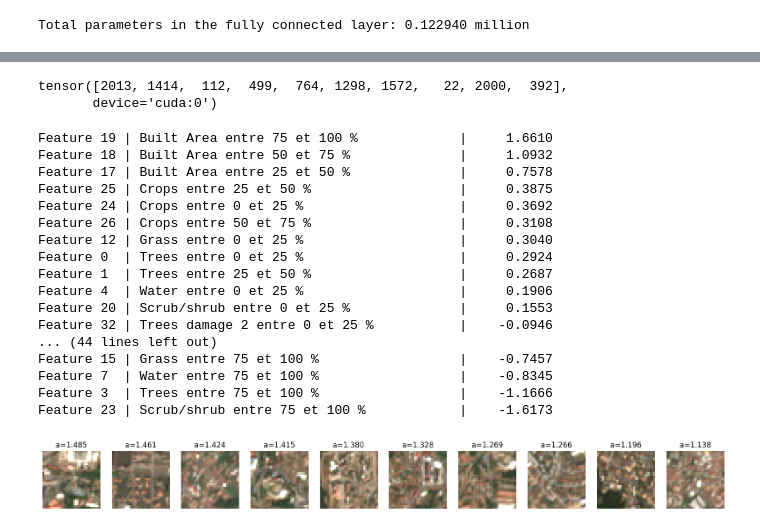
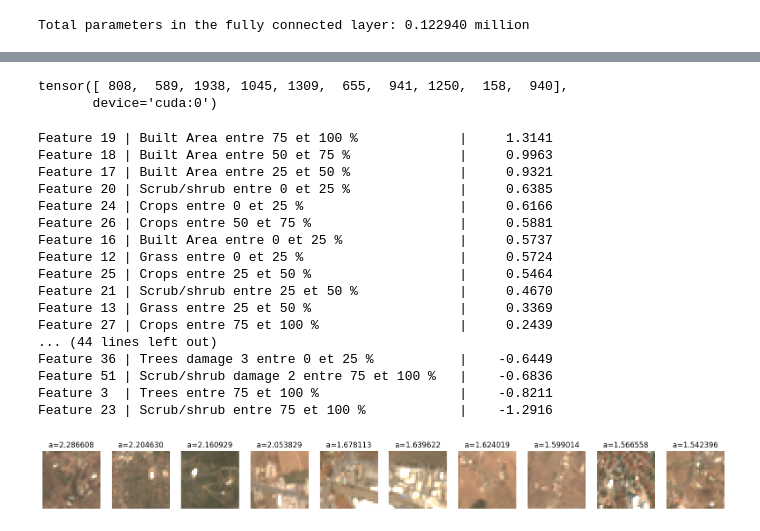
Before and after one commit to Carlosss543/stage_incendies, a Jupyter notebook: interprétabilité/interpretability.ipynb, the cells around one changed output, grey strips where cells are left out. Cells and saved outputs as stored; diff of their text form; code cells hidden in the pictures.

```diff
--- a/interprétabilité/interpretability.ipynb
+++ b/interprétabilité/interpretability.ipynb
@@ -15,11 +14,5 @@ from utils import moving_average
 # %%
-if torch.cuda.is_available():
-    device = "cuda"
-elif torch.backends.mps.is_available():
-    device = "mps"
-else:
-    device = "cpu"
-
+device = get_device()
 print(f"Using device: {device}")
 
 # Choisir le GPU et vérifier
@@ -101,24 +52,19 @@ val_iterator = iter(val_loader)
 # %%
 from torchvision.models import resnet18
 
-resnet = resnet18(weights=None)
-
+resnet = resnet18()
 # remplacer la dernière couche pour avoir le bon nombre de classe et pas les 1000 de ImageNet
 in_features = resnet.fc.in_features
 resnet.fc = nn.Linear(in_features, n_classes)
 
+# load the resnet parameters
+checkpoint = torch.load("../divers/weights/resnet_sur_crops_sat_32x32_checkpoint10.pth", map_location="cpu")
+resnet.load_state_dict(checkpoint["model_state_dict"])
 
 resnet = resnet.to(device)
-
-# load the resnet parameters
-checkpoint = torch.load("weights/resnet_sur_crops_sat_32x32_checkpoint10.pth", map_location="cpu")
-resnet.load_state_dict(checkpoint["model_state_dict"])
-
 resnet.eval()
 
 resnet_minus_last_layer = nn.Sequential(*list(resnet.children())[:-1])
 
-
-total_params = sum(p.numel() for p in resnet.parameters())
-print(f"Total parameters in the resnet: {total_params/1e6:.6f} million")
+print(f"Total parameters in the model: {sum(p.numel() for p in resnet.parameters())/1e6:.6f} million")
 # %% [output]
@@ -280,12 +225,7 @@ def images_trigger_neurone(neuron_index):
         img = top_imgs[idx]
         img = img.permute(1, 2, 0)  # (C,H,W) -> (H,W,C)
         ax.imshow((img+1)/2)
-        ax.set_title(f"a={top_activations[idx]:.3f}")
+        ax.set_title(f"a={top_activations[idx]:.6f}")
         ax.axis("off")
 
     plt.show()
-
-
-
-for i in range(5):
-    images_trigger_neurone(neuron_index=i)
@@ -469,28 +412,28 @@ def k_neurones_qui_contribuent_le_plus(k=10):
 indices = k_neurones_qui_contribuent_le_plus()
 print(indices)
 # %% [output]
-tensor([2013, 1414,  112,  499,  764, 1298, 1572,   22, 2000,  392],
+tensor([ 808,  589, 1938, 1045, 1309,  655,  941, 1250,  158,  940],
        device='cuda:0')
 # %%
-neuron_idx = 764
+neuron_idx = 808
 contributions_neurone(neuron_idx)
 images_trigger_neurone(neuron_idx)
 # %% [output]
-Feature 19 | Built Area entre 75 et 100 %             |     1.6610
-Feature 18 | Built Area entre 50 et 75 %              |     1.0932
-Feature 17 | Built Area entre 25 et 50 %              |     0.7578
-Feature 25 | Crops entre 25 et 50 %                   |     0.3875
-Feature 24 | Crops entre 0 et 25 %                    |     0.3692
-Feature 26 | Crops entre 50 et 75 %                   |     0.3108
-Feature 12 | Grass entre 0 et 25 %                    |     0.3040
-Feature 0  | Trees entre 0 et 25 %                    |     0.2924
-Feature 1  | Trees entre 25 et 50 %                   |     0.2687
-Feature 4  | Water entre 0 et 25 %                    |     0.1906
-Feature 20 | Scrub/shrub entre 0 et 25 %              |     0.1553
-Feature 32 | Trees damage 2 entre 0 et 25 %           |    -0.0946
+Feature 19 | Built Area entre 75 et 100 %             |     1.3141
+Feature 18 | Built Area entre 50 et 75 %              |     0.9963
+Feature 17 | Built Area entre 25 et 50 %              |     0.9321
+Feature 20 | Scrub/shrub entre 0 et 25 %              |     0.6385
+Feature 24 | Crops entre 0 et 25 %                    |     0.6166
+Feature 26 | Crops entre 50 et 75 %                   |     0.5881
+Feature 16 | Built Area entre 0 et 25 %               |     0.5737
+Feature 12 | Grass entre 0 et 25 %                    |     0.5724
+Feature 25 | Crops entre 25 et 50 %                   |     0.5464
+Feature 21 | Scrub/shrub entre 25 et 50 %             |     0.4670
+Feature 13 | Grass entre 25 et 50 %                   |     0.3369
+Feature 27 | Crops entre 75 et 100 %                  |     0.2439
 ... (44 lines left out)
-Feature 15 | Grass entre 75 et 100 %                  |    -0.7457
-Feature 7  | Water entre 75 et 100 %                  |    -0.8345
-Feature 3  | Trees entre 75 et 100 %                  |    -1.1666
-Feature 23 | Scrub/shrub entre 75 et 100 %            |    -1.6173
+Feature 36 | Trees damage 3 entre 0 et 25 %           |    -0.6449
+Feature 51 | Scrub/shrub damage 2 entre 75 et 100 %   |    -0.6836
+Feature 3  | Trees entre 75 et 100 %                  |    -0.8211
+Feature 23 | Scrub/shrub entre 75 et 100 %            |    -1.2916
-[figure, old version]
+[figure, new version]
```
Also changed, not shown: parts of 12 cells of this notebook, 10 other files.
